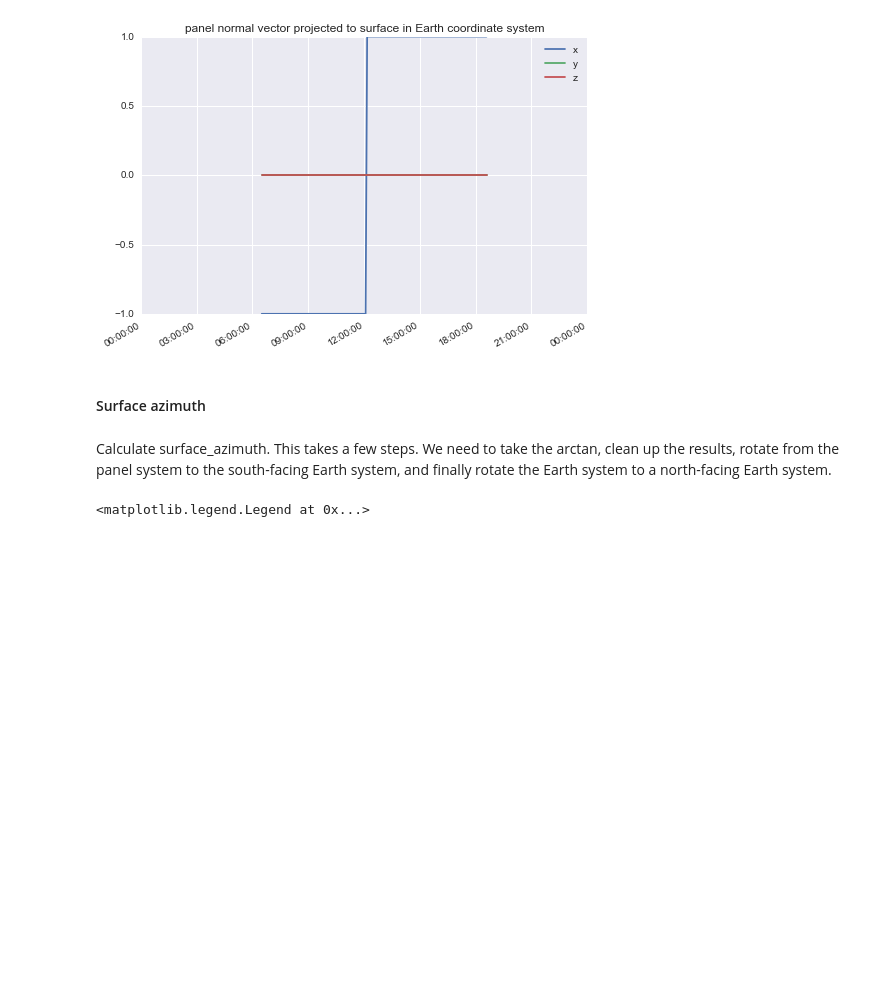
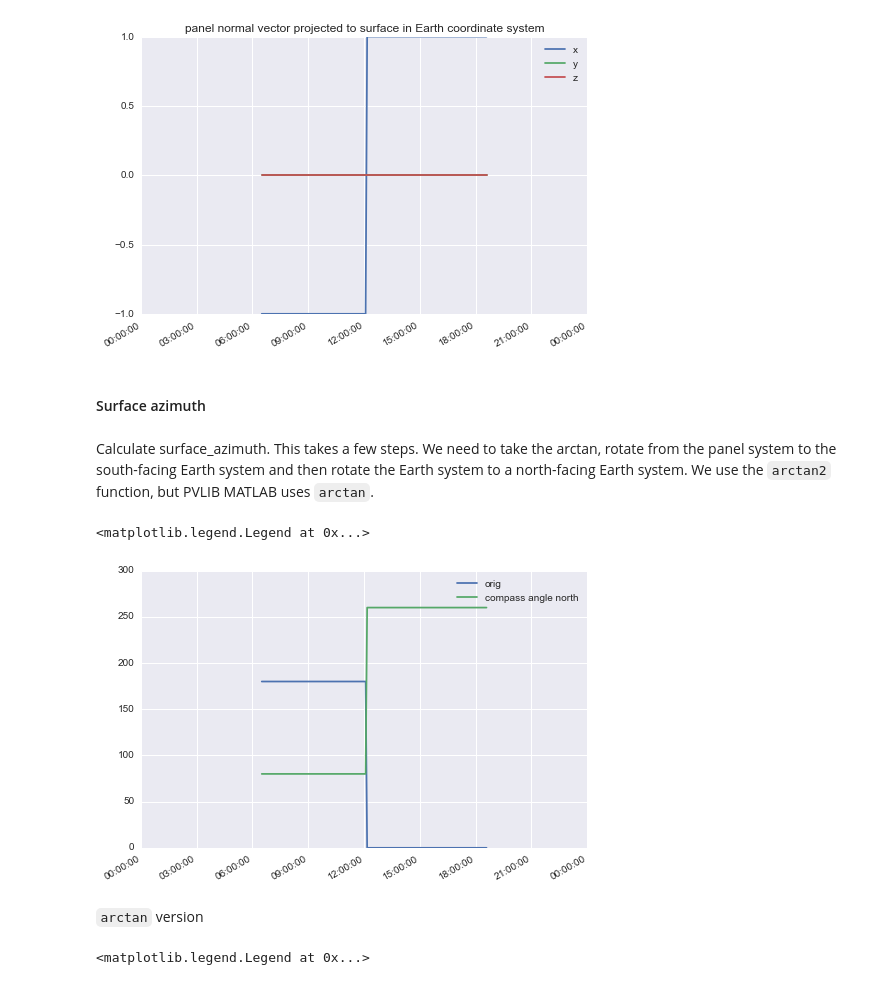
Before and after one commit to pvlib/pvlib-python, a Jupyter notebook: docs/tutorials/tracking.ipynb, the cells around one changed output. Drawn from its saved outputs; the diff is of its cells as text; code cells hidden in the pictures; blank space fills up the shorter version.

Commit message:
replace arctan with arctan2

```diff
--- a/docs/tutorials/tracking.ipynb
+++ b/docs/tutorials/tracking.ipynb
@@ -360,7 +379,28 @@ cos(axis_tilt)=1.0, sin(axis_tilt)=0.0
 # %% [markdown]
 #### Surface azimuth
 # %% [markdown]
-Calculate surface_azimuth. This takes a few steps. We need to take the arctan, clean up the results, rotate from the panel system to the south-facing Earth system, and finally rotate the Earth system to a north-facing Earth system.
+Calculate surface_azimuth. This takes a few steps. We need to take the arctan, rotate from the panel system to the south-facing Earth system and then rotate the Earth system to a north-facing Earth system. We use the ``arctan2`` function, but PVLIB MATLAB uses ``arctan``.
+# %%
+# calculation of surface_azimuth
+# 1. Find the angle.
+surface_azimuth = pd.Series(np.degrees(np.arctan2(projected_normal[:,1], projected_normal[:,0])), index=times)
+surface_azimuth.plot(label='orig')
+
+# 2. Rotate 0 reference from panel's x axis to it's y axis and
+#    then back to North.
+surface_azimuth += 90 + axis_azimuth
+
+# 3. Map azimuth into [0,360) domain.
+surface_azimuth[surface_azimuth<0] += 360
+surface_azimuth[surface_azimuth>=360] -= 360
+surface_azimuth.plot(label='compass angle north')
+
+plt.legend()
+# %% [output]
+<matplotlib.legend.Legend at 0x...>
+[figure, added]
+# %% [markdown]
+``arctan`` version
 # %%
 # calculation of surface_azimuth
 # 1. Find the angle.
```
Also changed, not shown: parts of 19 cells of this notebook, 2 other files.
